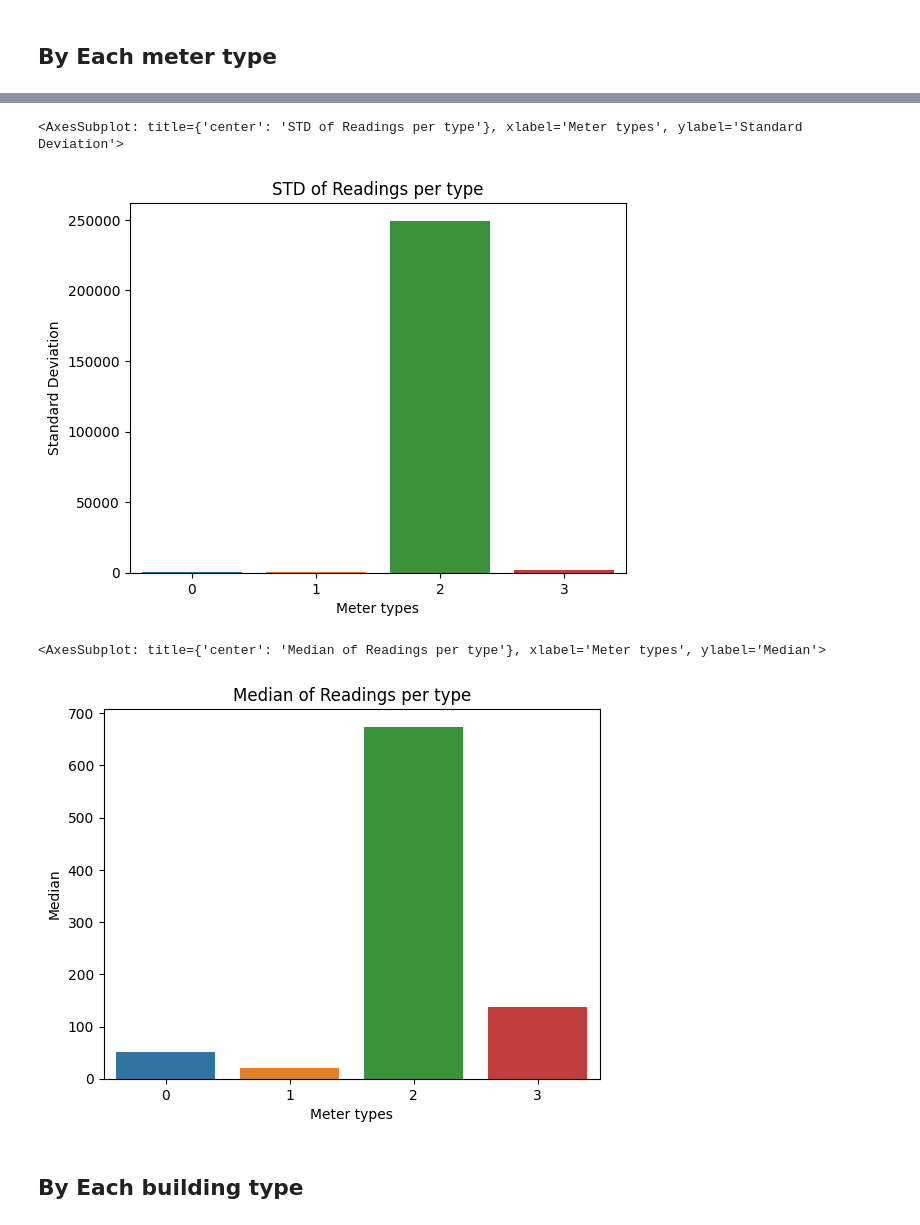
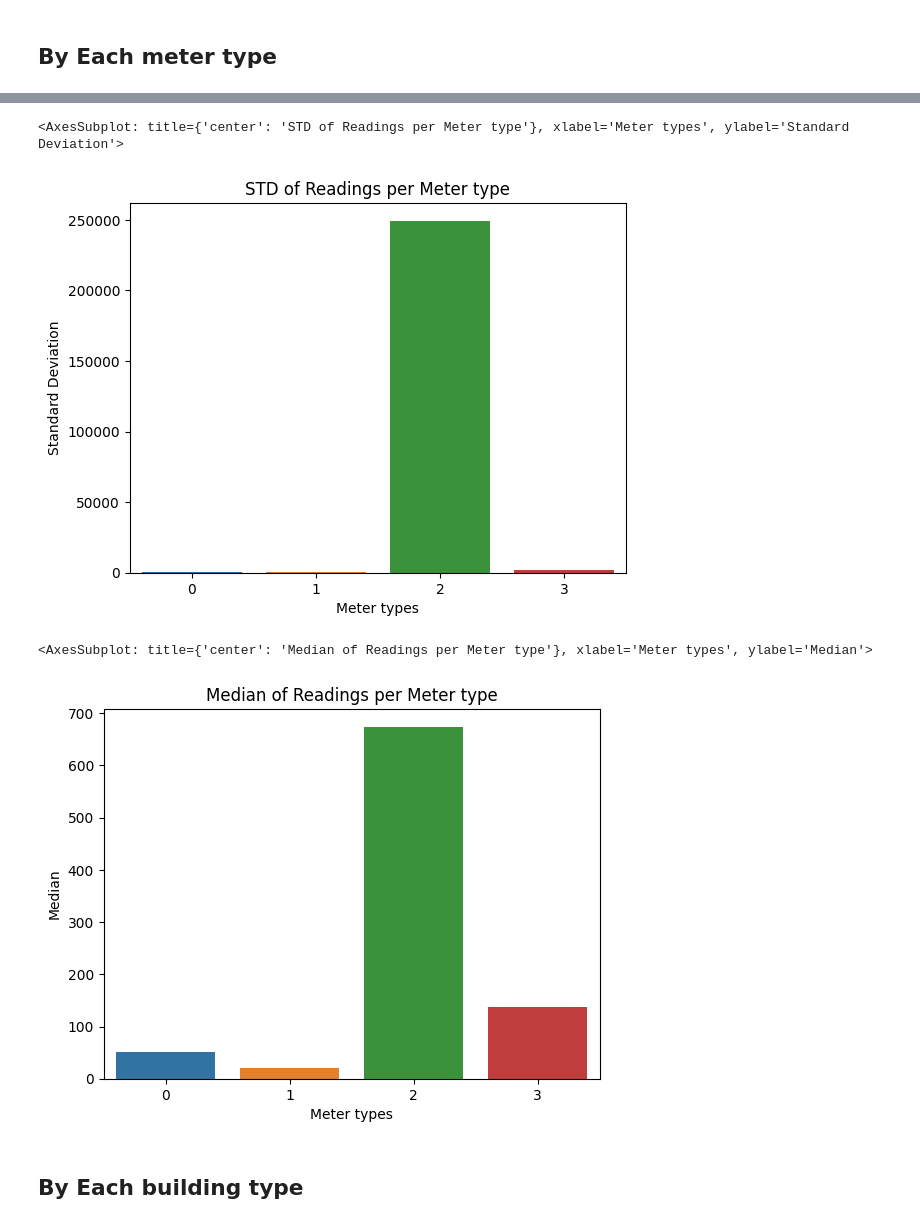
Before and after one commit to ariso-sac/Sep-2022-NoteBooks, a Jupyter notebook: Untitled.ipynb, the cells around one changed output, grey strips where cells are left out. Saved outputs shown, nothing was run; the diff lists cells and outputs as text; code cells hidden in the pictures.

```diff
--- a/Untitled.ipynb
+++ b/Untitled.ipynb
@@ -12,3 +14,6 @@ df=pd.read_csv('data.csv')
+# %%
+df['dates'] = pd.to_datetime(df['timestamp']).dt.date
+df['time'] = pd.to_datetime(df['timestamp']).dt.time
 # %%
 df.tail()
 # %% [output]
@@ -95,25 +129,25 @@ sns.barplot(x=keys, y=vals)
 # %%
 keys = list(d2.keys())
 # get values in the same order as keys, and parse percentage values
 vals = [float(d2[k][2]) for k in keys]
-plt.title('STD of Readings per type')
+plt.title('STD of Readings per Meter type')
 plt.xlabel('Meter types')
 plt.ylabel('Standard Deviation')
 sns.barplot(x=keys, y=vals)
 # %% [output]
-<AxesSubplot: title={'center': 'STD of Readings per type'}, xlabel='Meter types', ylabel='Standard Deviation'>
+<AxesSubplot: title={'center': 'STD of Readings per Meter type'}, xlabel='Meter types', ylabel='Standard Deviation'>
-[figure, old version]
+[figure, new version]
 # %%
 keys = list(d2.keys())
 # get values in the same order as keys, and parse percentage values
 vals = [float(d2[k][5]) for k in keys]
-plt.title('Median of Readings per type')
+plt.title('Median of Readings per Meter type')
 plt.xlabel('Meter types')
 plt.ylabel('Median')
 sns.barplot(x=keys, y=vals)
 # %% [output]
-<AxesSubplot: title={'center': 'Median of Readings per type'}, xlabel='Meter types', ylabel='Median'>
+<AxesSubplot: title={'center': 'Median of Readings per Meter type'}, xlabel='Meter types', ylabel='Median'>
-[figure, old version]
+[figure, new version]
 # %% [markdown]
 ## By Each building type
 # %%
```
Also changed, not shown: parts of 21 cells of this notebook.
